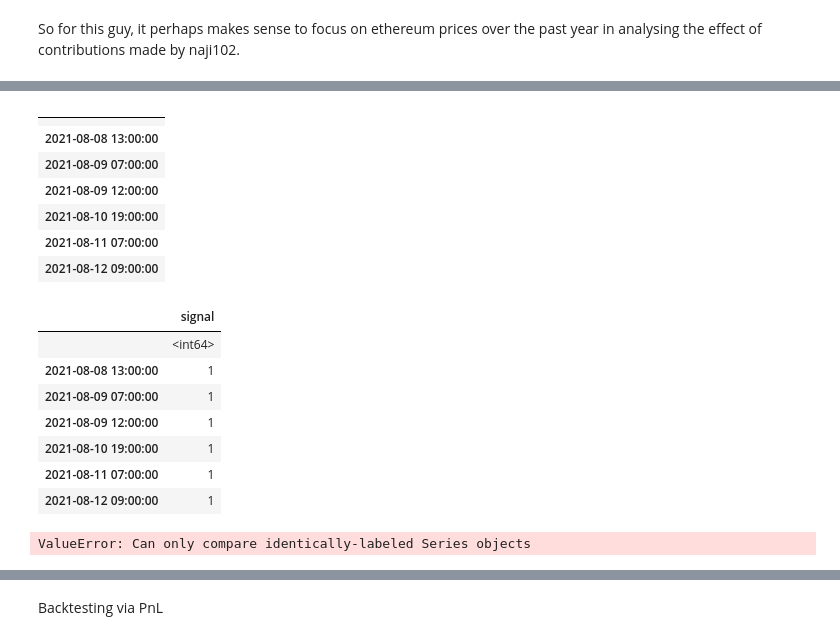
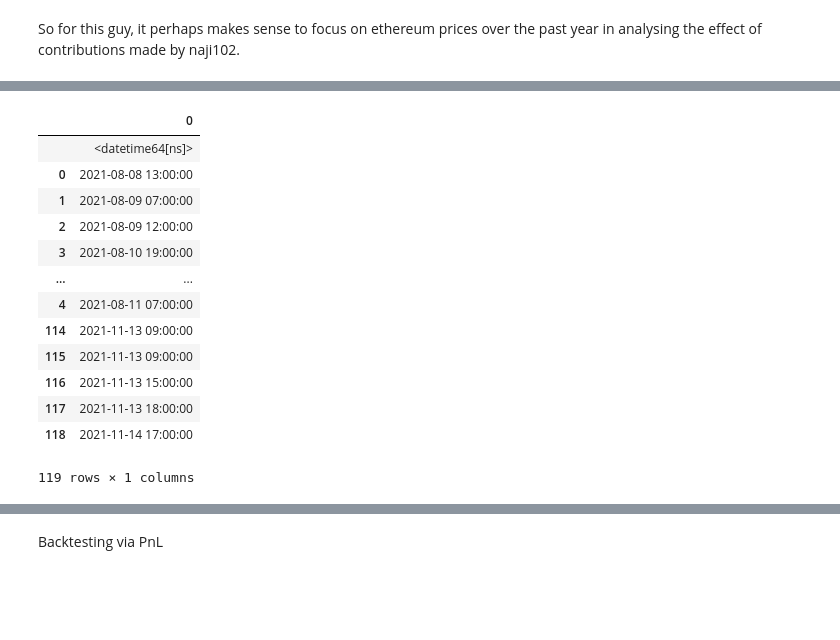
Before and after one commit to zachHFT/Optimal-Cryptocurrency-Trading-Strategies-Step2, a Jupyter notebook: Reddit_Analysis/Network_Analysis/reddit_webscraping_for_backtesting.ipynb, the cells around one changed output, grey strips where cells are left out. Drawn from its saved outputs; the diff is of its cells as text; code cells hidden in the pictures; blank space fills up the shorter version.

```diff
--- a/Reddit_Analysis/Network_Analysis/reddit_webscraping_for_backtesting.ipynb
+++ b/Reddit_Analysis/Network_Analysis/reddit_webscraping_for_backtesting.ipynb
@@ -272,31 +258,25 @@ def round_minutes(time, direction, resolution):
     return time + timedelta(minutes=new_minute - time.minute)
 
 naji102_posts_nxthr = [round_minutes(time,'up',60).replace(second=0) for time in pd.to_datetime(df_naji102_crypto['created_dt'])]
-# %%
-#naji102_posts_nxthr = pd.to_datetime(naji102_posts_nxthr)
-naji102_posts_nxthr = pd.DataFrame(index=np.unique(naji102_posts_nxthr))
 # %%
-head(naji102_posts_nxthr)
+naji102_posts_nxthr = pd.to_datetime(naji102_posts_nxthr)
-# %% [output]
-|  |
-|  |
-| 2021-08-08 13:00:00 |
-| 2021-08-09 07:00:00 |
-| 2021-08-09 12:00:00 |
-| 2021-08-10 19:00:00 |
-| 2021-08-11 07:00:00 |
-| 2021-08-12 09:00:00 |
+# %%
+naji102_posts_nxthr = pd.DataFrame(naji102_posts_nxthr)
+naji102_posts_nxthr
+# %% [output]
+|  | 0 |
+|  | <datetime64[ns]> |
+| 0 | 2021-08-08 13:00:00 |
+| 1 | 2021-08-09 07:00:00 |
+| 2 | 2021-08-09 12:00:00 |
+| 3 | 2021-08-10 19:00:00 |
+| ... | ... |
+| 4 | 2021-08-11 07:00:00 |
+| 114 | 2021-11-13 09:00:00 |
+| 115 | 2021-11-13 09:00:00 |
+| 116 | 2021-11-13 15:00:00 |
+| 117 | 2021-11-13 18:00:00 |
+| 118 | 2021-11-14 17:00:00 |
+119 rows × 1 columns
 # %%
-#create signal vector
-signal = [1 for item in range(len(naji102_posts_nxthr))] #initialise
-naji102_posts_nxthr['signal'] = signal
-head(naji102_posts_nxthr)
+naji102_posts_nxthr.to_csv("naji102_posts_nxthr.csv")
-# %% [output]
-|  | signal |
-|  | <int64> |
-| 2021-08-08 13:00:00 | 1 |
-| 2021-08-09 07:00:00 | 1 |
-| 2021-08-09 12:00:00 | 1 |
-| 2021-08-10 19:00:00 | 1 |
-| 2021-08-11 07:00:00 | 1 |
-| 2021-08-12 09:00:00 | 1 |
@@ -308,5 +282,0 @@ naji102_posts_nxthr = naji102_posts_nxthr.reindex(idx.to_timestamp(), fill_value
-# %%
-#augment prices data
-eth_naji102_hr['signal'] = naji102_posts_nxthr['signal']
-# %% [output]
-ValueError: Can only compare identically-labeled Series objects
```
Also changed, not shown: parts of 16 cells of this notebook, 7 other files.
